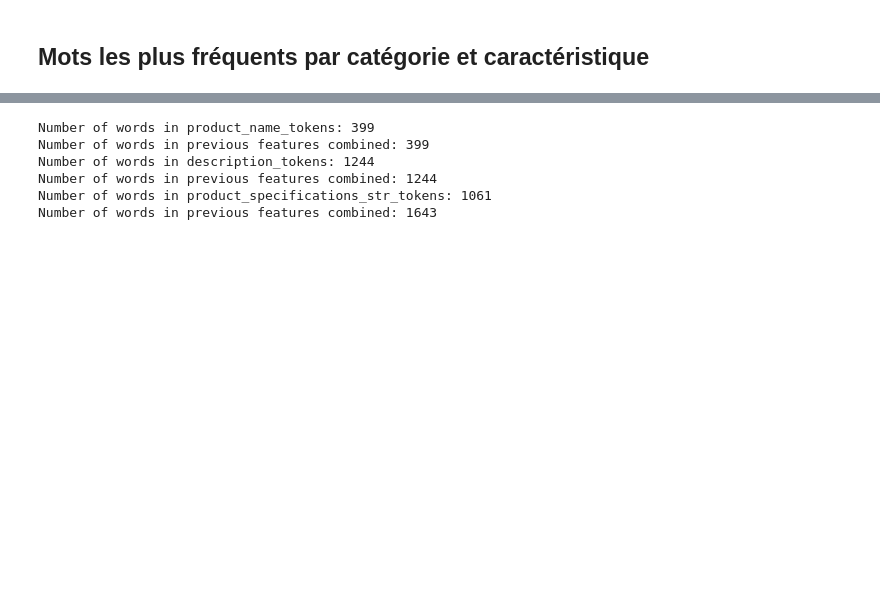
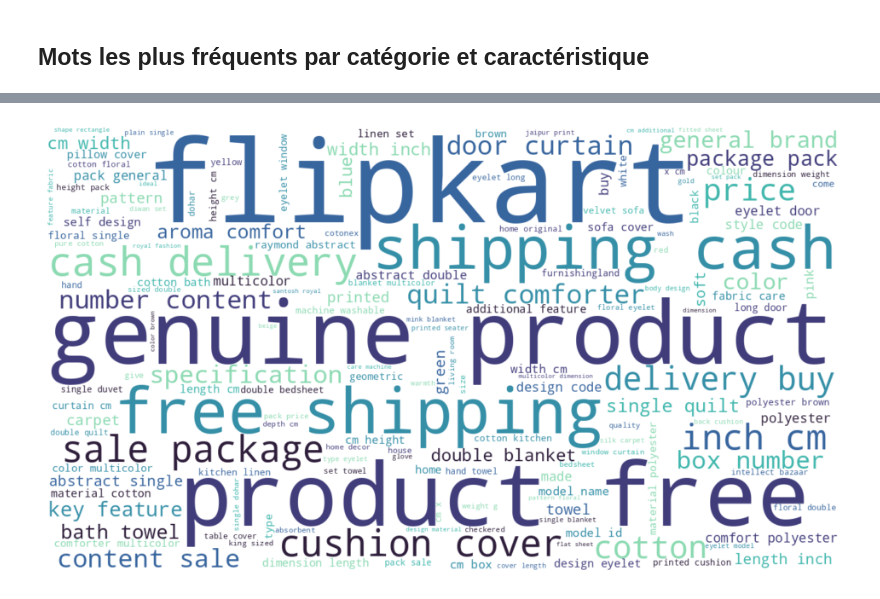
Before and after one commit to gabrielhermel/OC_DS_P6, a Jupyter notebook: Hermel_Gabriel_1_notebook_022022.ipynb, the cells around one changed output, grey strips where cells are left out. Saved outputs shown, nothing was run; the diff lists cells and outputs as text; code cells hidden in the pictures; blank space fills up the shorter version.

Commit message:
finished simple word count topic modeling

```diff
--- a/Hermel_Gabriel_1_notebook_022022.ipynb
+++ b/Hermel_Gabriel_1_notebook_022022.ipynb
@@ -306,17 +312,17 @@ flipkart_w_subcat_df.head(1)
 # %%
-multi_alpha_patrn = re.compile(r".*?[A-Za-z]{2}.*")
+# multi_alpha_patrn = re.compile(r".*?[A-Za-z]{2}.*")
+# # remove all numerals
+
+# def keep_multi_alpha(row):
+#     for tokenized_feat in tokenized_feats:
+#         row[tokenized_feat] = [
+#             x for x in row[tokenized_feat] if re.match(multi_alpha_patrn, x)
+#         ]
+
+#     return row
 
 
-def keep_multi_alpha(row):
-    for tokenized_feat in tokenized_feats:
-        row[tokenized_feat] = [
-            x for x in row[tokenized_feat] if re.match(multi_alpha_patrn, x)
-        ]
-
-    return row
-
-
-flipkart_w_subcat_df = flipkart_w_subcat_df.apply(keep_multi_alpha, axis=1)
+# flipkart_w_subcat_df = flipkart_w_subcat_df.apply(keep_multi_alpha, axis=1)
 # %% [markdown]
 ## Mots les plus fréquents par catégorie et caractéristique
 # %%
@@ -380,23 +386,0 @@ Words in product_specifications_str_tokens:
-# %%
-previous_combined = []
-
-for tokenized_feat in tokenized_feats:
-    all_words_list = (
-        pd.Series(list(np.concatenate(categ_df[tokenized_feat].to_list()).flat))
-        .unique()
-        .tolist()
-    )
-
-    previous_combined += all_words_list
-
-    previous_combined = list(set(previous_combined))
-
-    print(f"Number of words in {tokenized_feat}: {len(all_words_list)}")
-    print(f"Number of words in previous features combined: {len(previous_combined)}")
-# %% [output]
-Number of words in product_name_tokens: 399
-Number of words in previous features combined: 399
-Number of words in description_tokens: 1244
-Number of words in previous features combined: 1244
-Number of words in product_specifications_str_tokens: 1061
-Number of words in previous features combined: 1643
@@ -404,0 +387,22 @@ count_vectorizer = CountVectorizer()
+# %%
+home_furnishing_df = flipkart_w_subcat_df.loc[
+    flipkart_w_subcat_df["subcateg_1"] == "Home Furnishing"
+]
+home_furnishing_words = " ".join(
+    list(np.concatenate(home_furnishing_df["product_name_tokens"].to_list()).flat)
+    + list(np.concatenate(home_furnishing_df["description_tokens"].to_list()).flat)
+)
+wordcloud = WordCloud(
+    width=1280,
+    height=720,
+    background_color="white",
+    min_font_size=10,
+    colormap=ListedColormap(sns.color_palette("mako")),
+).generate(home_furnishing_words)
+
+plt.figure(figsize=(12, 8))
+plt.imshow(wordcloud, interpolation="bilinear")
+plt.axis("off")
+plt.show()
+# %% [output]
+[figure, added]
```
Also changed, not shown: parts of 14 cells of this notebook, 1 other file.
